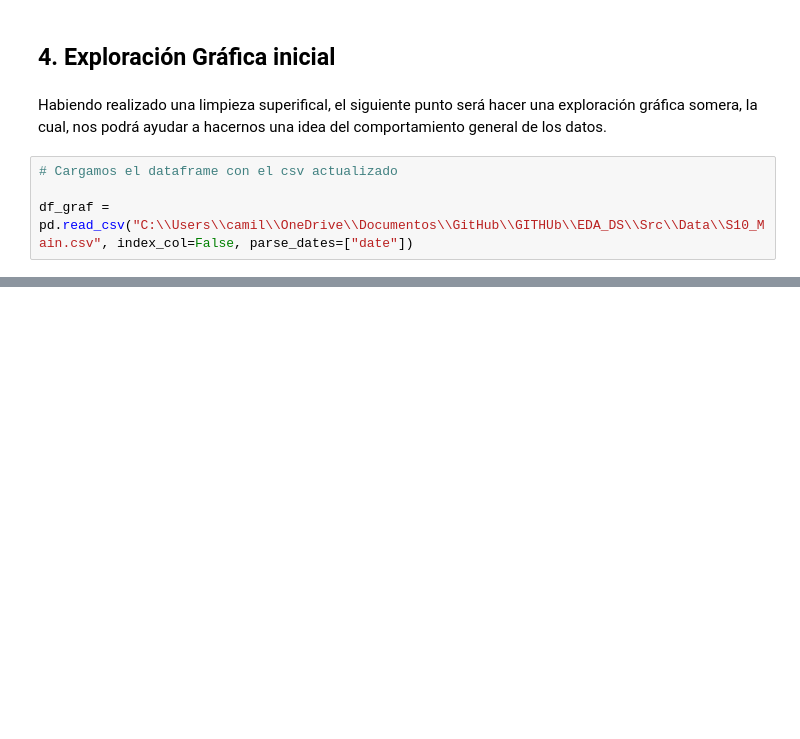
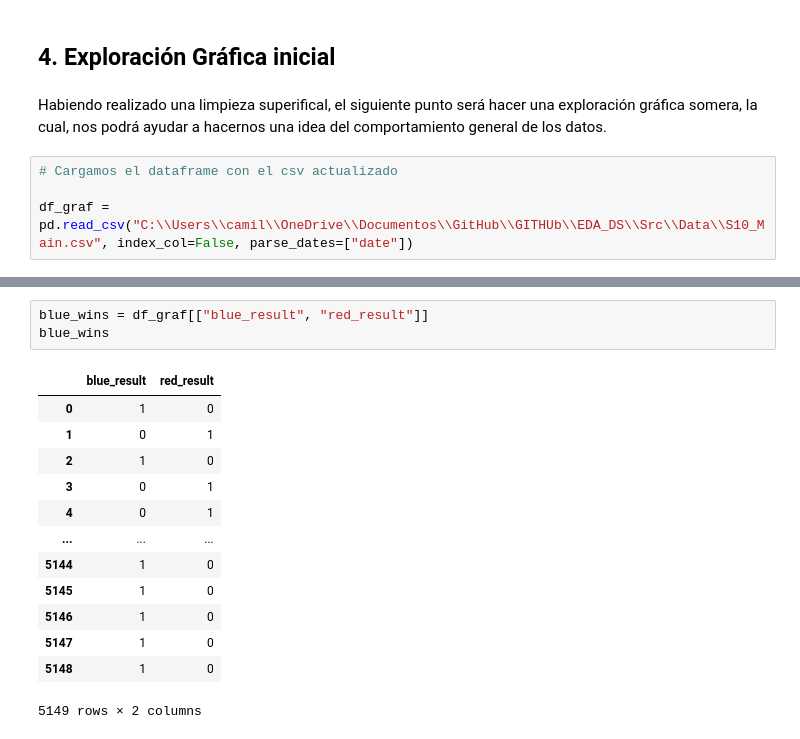
Before and after one commit to CamiloAPB/EDA_DS, a Jupyter notebook: Src/Notebooks/Exploracion_inicial.ipynb, the cells around one changed output, grey strips where cells are left out. Saved outputs shown, nothing was run; the diff lists cells and outputs as text; blank space fills up the shorter version.

```diff
--- a/Src/Notebooks/Exploracion_inicial.ipynb
+++ b/Src/Notebooks/Exploracion_inicial.ipynb
@@ -492,0 +504,17 @@ df_graf = pd.read_csv("C:\\Users\\camil\\OneDrive\\Documentos\\GitHub\\GITHUb\\E
+# %%
+blue_wins = df_graf[["blue_result", "red_result"]]
+blue_wins
+# %% [output]
+|  | blue_result | red_result |
+| 0 | 1 | 0 |
+| 1 | 0 | 1 |
+| 2 | 1 | 0 |
+| 3 | 0 | 1 |
+| 4 | 0 | 1 |
+| ... | ... | ... |
+| 5144 | 1 | 0 |
+| 5145 | 1 | 0 |
+| 5146 | 1 | 0 |
+| 5147 | 1 | 0 |
+| 5148 | 1 | 0 |
+5149 rows × 2 columns
```
Also changed, not shown: parts of 11 cells of this notebook.
